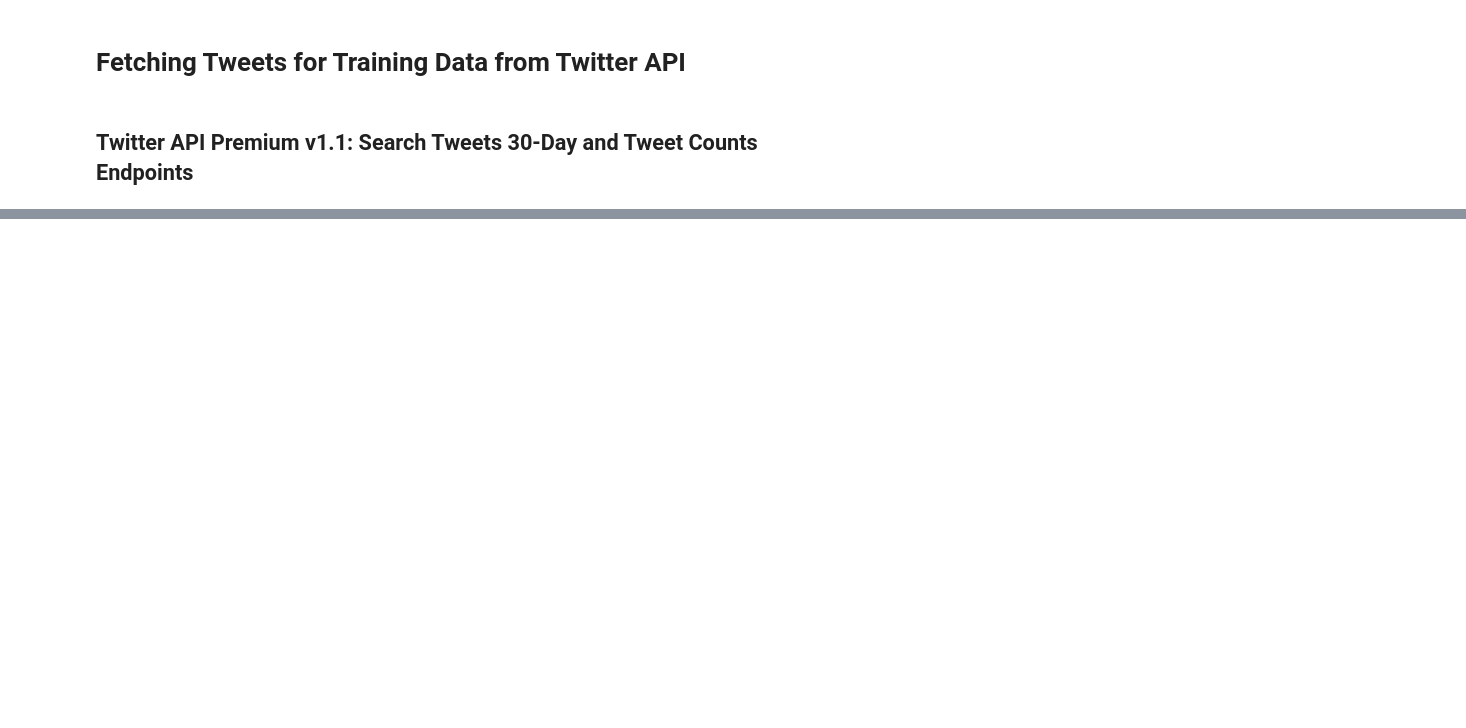
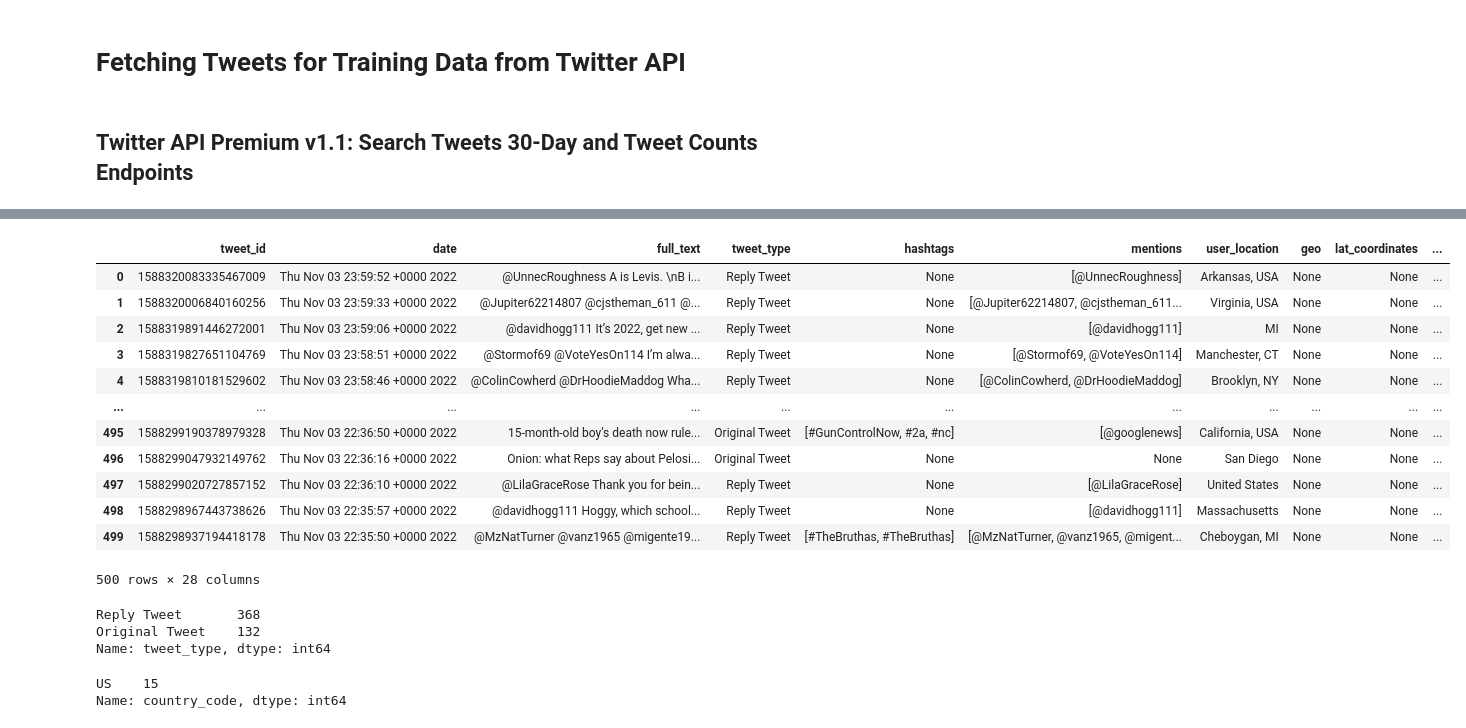
Before and after one commit to mrmarken/sentiment_analysis_fproject, a Jupyter notebook: src/fetching_tweets_training.ipynb, the cells around one changed output, grey strips where cells are left out. Saved outputs shown, nothing was run; the diff lists cells and outputs as text; code cells hidden in the pictures; blank space fills up the shorter version.

```diff
--- a/src/fetching_tweets_training.ipynb
+++ b/src/fetching_tweets_training.ipynb
@@ -225,0 +326,27 @@ tweet_df.info()
+# %%
+tweet_df
+# %% [output]
+|  | tweet_id | date | full_text | tweet_type | hashtags | mentions | user_location | geo | lat_coordinates | ... |
+| 0 | 1588320083335467009 | Thu Nov 03 23:59:52 +0000 2022 | @UnnecRoughness A is Levis. \nB i... | Reply Tweet | None | [@UnnecRoughness] | Arkansas, USA | None | None | ... |
+| 1 | 1588320006840160256 | Thu Nov 03 23:59:33 +0000 2022 | @Jupiter62214807 @cjstheman_611 @... | Reply Tweet | None | [@Jupiter62214807, @cjstheman_611... | Virginia, USA | None | None | ... |
+| 2 | 1588319891446272001 | Thu Nov 03 23:59:06 +0000 2022 | @davidhogg111 It’s 2022, get new ... | Reply Tweet | None | [@davidhogg111] | MI | None | None | ... |
+| 3 | 1588319827651104769 | Thu Nov 03 23:58:51 +0000 2022 | @Stormof69 @VoteYesOn114 I’m alwa... | Reply Tweet | None | [@Stormof69, @VoteYesOn114] | Manchester, CT | None | None | ... |
+| 4 | 1588319810181529602 | Thu Nov 03 23:58:46 +0000 2022 | @ColinCowherd @DrHoodieMaddog Wha... | Reply Tweet | None | [@ColinCowherd, @DrHoodieMaddog] | Brooklyn, NY | None | None | ... |
+| ... | ... | ... | ... | ... | ... | ... | ... | ... | ... | ... |
+| 495 | 1588299190378979328 | Thu Nov 03 22:36:50 +0000 2022 | 15-month-old boy’s death now rule... | Original Tweet | [#GunControlNow, #2a, #nc] | [@googlenews] | California, USA | None | None | ... |
+| 496 | 1588299047932149762 | Thu Nov 03 22:36:16 +0000 2022 | Onion: what Reps say about Pelosi... | Original Tweet | None | None | San Diego | None | None | ... |
+| 497 | 1588299020727857152 | Thu Nov 03 22:36:10 +0000 2022 | @LilaGraceRose Thank you for bein... | Reply Tweet | None | [@LilaGraceRose] | United States | None | None | ... |
+| 498 | 1588298967443738626 | Thu Nov 03 22:35:57 +0000 2022 | @davidhogg111 Hoggy, which school... | Reply Tweet | None | [@davidhogg111] | Massachusetts | None | None | ... |
+| 499 | 1588298937194418178 | Thu Nov 03 22:35:50 +0000 2022 | @MzNatTurner @vanz1965 @migente19... | Reply Tweet | [#TheBruthas, #TheBruthas] | [@MzNatTurner, @vanz1965, @migent... | Cheboygan, MI | None | None | ... |
+500 rows × 28 columns
+# %%
+tweet_df['tweet_type'].value_counts()
+# %% [output]
+Reply Tweet       368
+Original Tweet    132
+Name: tweet_type, dtype: int64
+# %%
+tweet_df['country_code'].value_counts()
+# %% [output]
+US    15
+Name: country_code, dtype: int64
```
Also changed, not shown: parts of 12 cells of this notebook, 2 other files.
